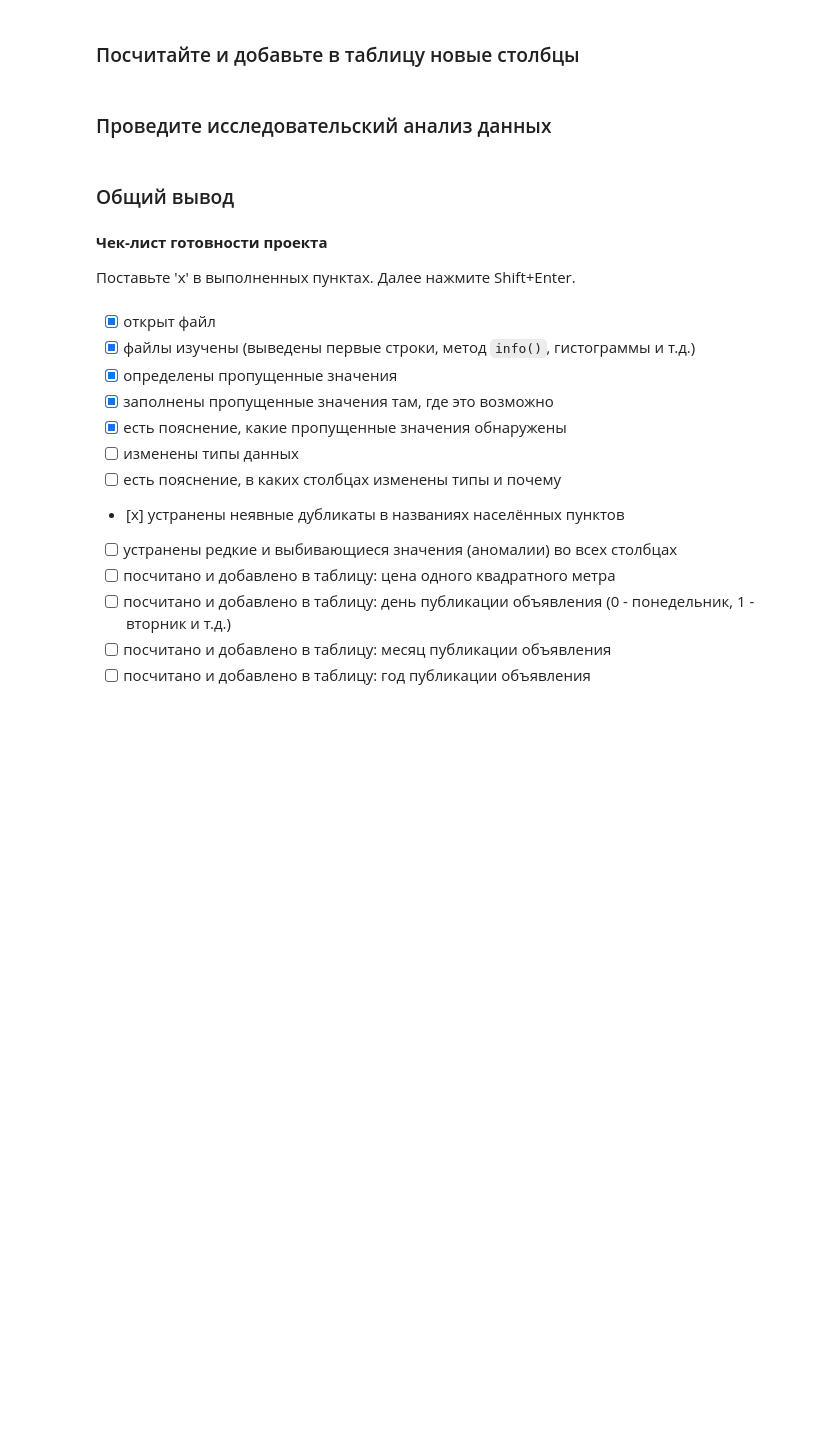
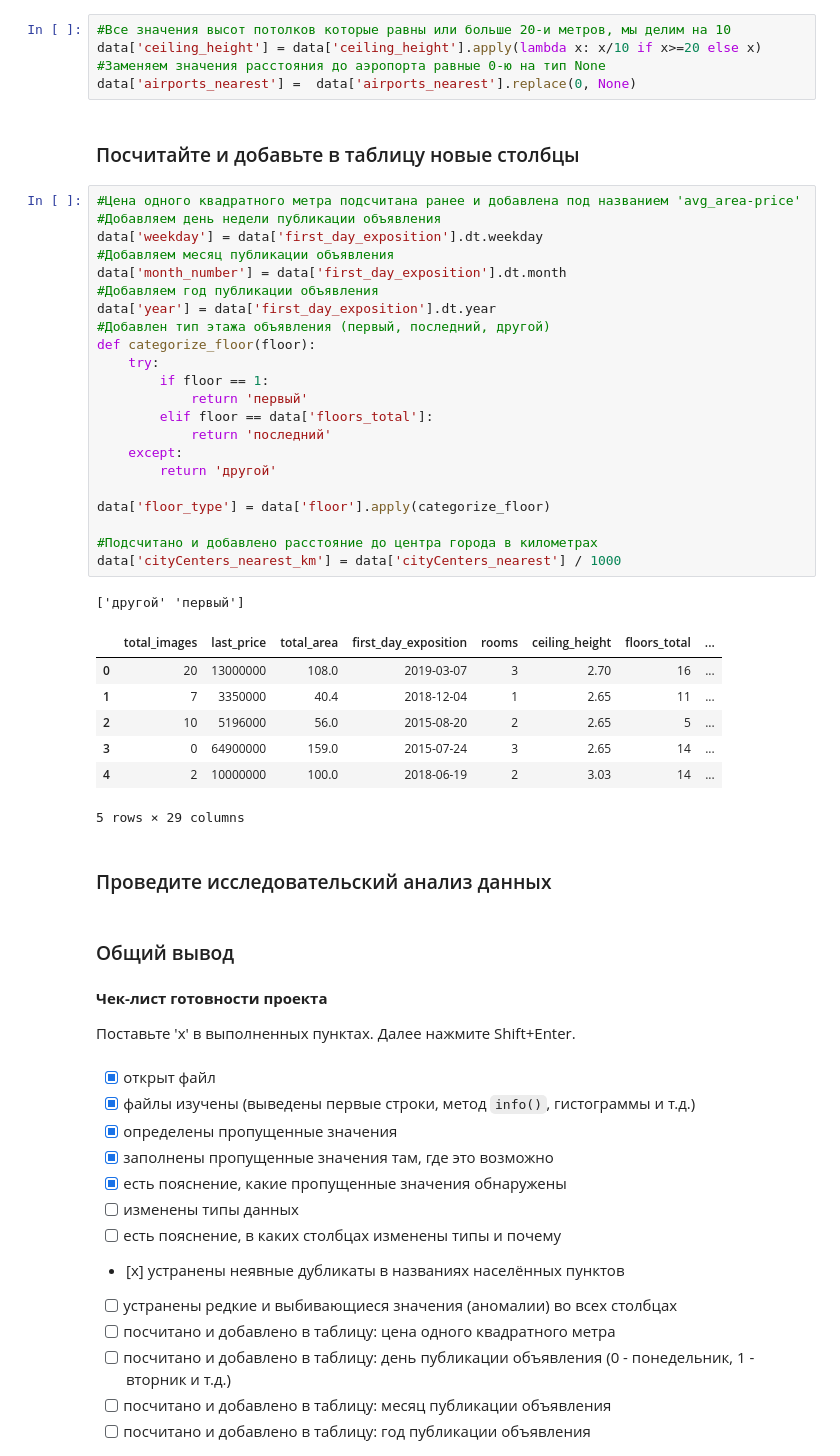
Before and after one commit to VSXV/Data-Science-Projects, a Jupyter notebook: 90289507-c16d-4627-b0ad-914b36f98d8a.ipynb, the cells around one changed output. Cells and saved outputs as stored; diff of their text form; blank space fills up the shorter version.

Commit message:
added new columns

```diff
--- a/90289507-c16d-4627-b0ad-914b36f98d8a.ipynb
+++ b/90289507-c16d-4627-b0ad-914b36f98d8a.ipynb
@@ -357,5 +256,41 @@ print(test)
+# %%
+#Все значения высот потолков которые равны или больше 20-и метров, мы делим на 10
+data['ceiling_height'] = data['ceiling_height'].apply(lambda x: x/10 if x>=20 else x)
+#Заменяем значения расстояния до аэропорта равные 0-ю на тип None
+data['airports_nearest'] =  data['airports_nearest'].replace(0, None)
 # %% [markdown]
 ### Посчитайте и добавьте в таблицу новые столбцы
+# %%
+#Цена одного квадратного метра подсчитана ранее и добавлена под названием 'avg_area-price'
+#Добавляем день недели публикации объявления
+data['weekday'] = data['first_day_exposition'].dt.weekday
+#Добавляем месяц публикации объявления
+data['month_number'] = data['first_day_exposition'].dt.month
+#Добавляем год публикации объявления
+data['year'] = data['first_day_exposition'].dt.year
+#Добавлен тип этажа объявления (первый, последний, другой)
+def categorize_floor(floor):
+    try:
+        if floor == 1:
+            return 'первый'
+        elif floor == data['floors_total']:
+            return 'последний'
+    except:
+        return 'другой'
+
+data['floor_type'] = data['floor'].apply(categorize_floor)
+
+#Подсчитано и добавлено расстояние до центра города в километрах
+data['cityCenters_nearest_km'] = data['cityCenters_nearest'] / 1000
+# %% [output]
+['другой' 'первый']
+|  | total_images | last_price | total_area | first_day_exposition | rooms | ceiling_height | floors_total | ... |
+| 0 | 20 | 13000000 | 108.0 | 2019-03-07 | 3 | 2.70 | 16 | ... |
+| 1 | 7 | 3350000 | 40.4 | 2018-12-04 | 1 | 2.65 | 11 | ... |
+| 2 | 10 | 5196000 | 56.0 | 2015-08-20 | 2 | 2.65 | 5 | ... |
+| 3 | 0 | 64900000 | 159.0 | 2015-07-24 | 3 | 2.65 | 14 | ... |
+| 4 | 2 | 10000000 | 100.0 | 2018-06-19 | 2 | 3.03 | 14 | ... |
+5 rows × 29 columns
 # %% [markdown]
 ### Проведите исследовательский анализ данных
 # %% [markdown]
```
Also changed, not shown: parts of 6 cells of this notebook.
